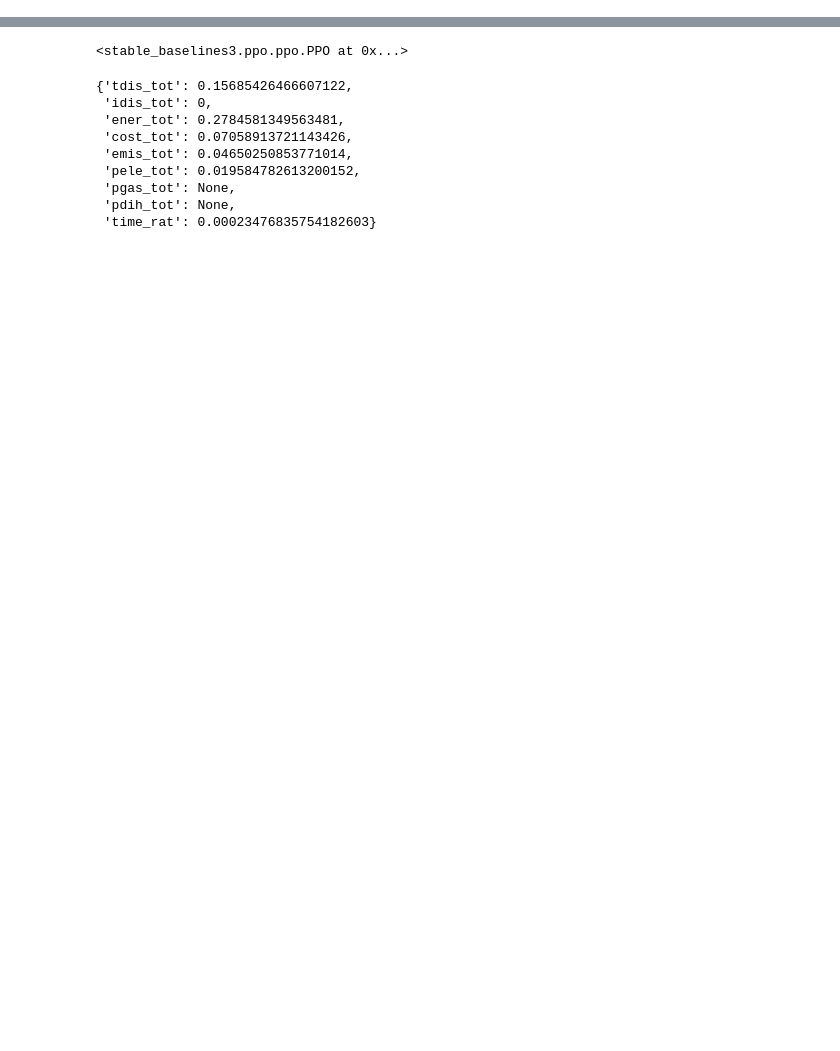
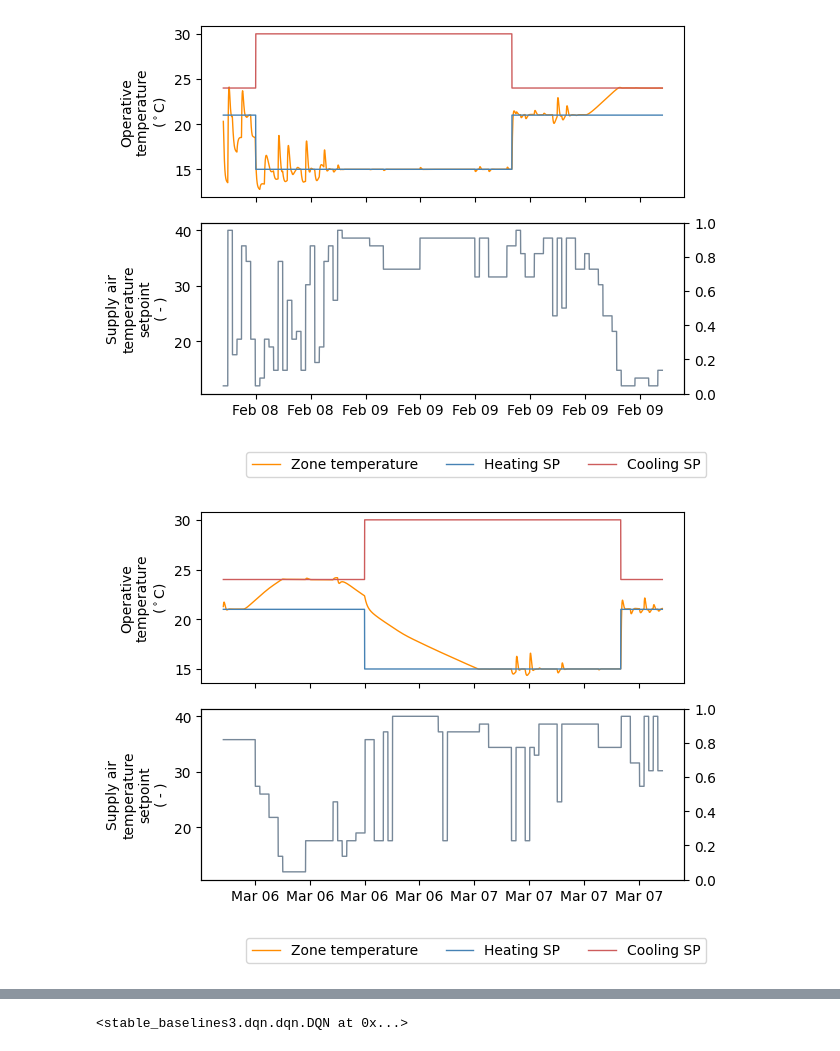
Before and after one commit to FerranAD/boptest-dqn-bestest-air, a Jupyter notebook: main.ipynb, the cells around one changed output, grey strips where cells are left out. Cells and saved outputs as stored; diff of their text form; code cells hidden in the pictures; blank space fills up the shorter version.

```diff
--- a/main.ipynb
+++ b/main.ipynb
@@ -53,0 +172,4 @@ Wrapping the env in a DummyVecEnv.
+# %%
+deactivate_plots()
+model.learn(total_timesteps=96 * 90)
+activate_plots()
@@ -53,0 +194,3 @@ Wrapping the env in a DummyVecEnv.
+# %%
+model.learn(total_timesteps=96 + 95)
+print(env.get_kpis())
@@ -54,3 +200,7 @@ Wrapping the env in a DummyVecEnv.
 # %%
-model.learn(total_timesteps=100)
+model.learn(total_timesteps=96 * 4)
+
+# env.stop()
 # %% [output]
+[figure, added]
+[figure, added]
@@ -74,22 +224 @@ model.learn(total_timesteps=100)
-<stable_baselines3.ppo.ppo.PPO at 0x...>
+<stable_baselines3.dqn.dqn.DQN at 0x...>
-# %%
-# Loop for one episode of experience (one day as set in max_episode_length)
-done = False
-obs, _ = env.reset()
-while not done:
-  action, _ = model.predict(obs, deterministic=True)
-  obs,reward,terminated,truncated,info = env.step(action)
-  done = (terminated or truncated)
-
-# Obtain KPIs for evaluation
-env.get_kpis()
-# %% [output]
-{'tdis_tot': 0.15685426466607122,
- 'idis_tot': 0,
- 'ener_tot': 0.2784581349563481,
- 'cost_tot': 0.07058913721143426,
- 'emis_tot': 0.04650250853771014,
- 'pele_tot': 0.019584782613200152,
- 'pgas_tot': None,
- 'pdih_tot': None,
- 'time_rat': 0.00023476835754182603}
```
Also changed, not shown: parts of 22 cells of this notebook, 2 other files.
